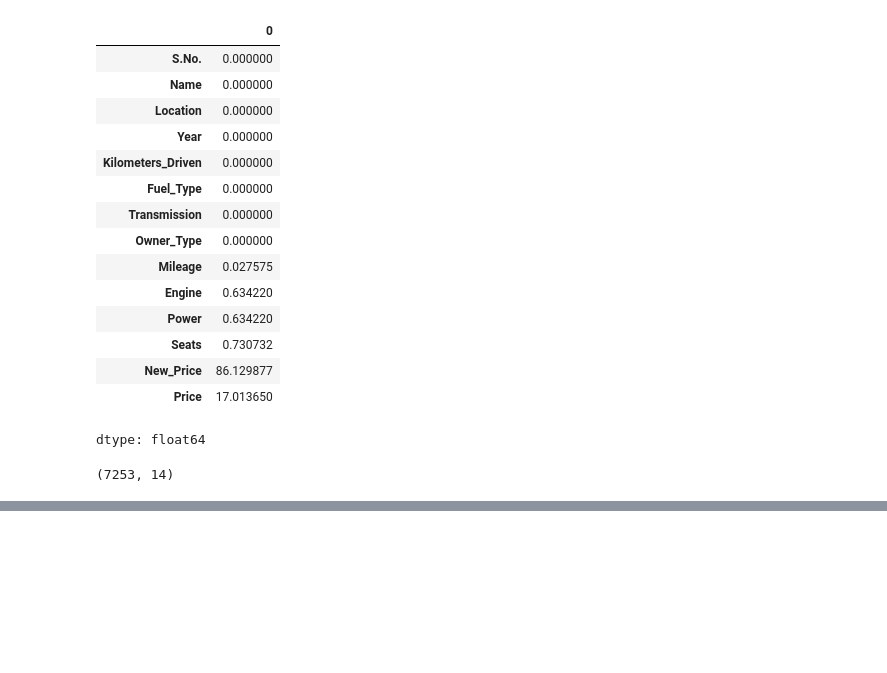
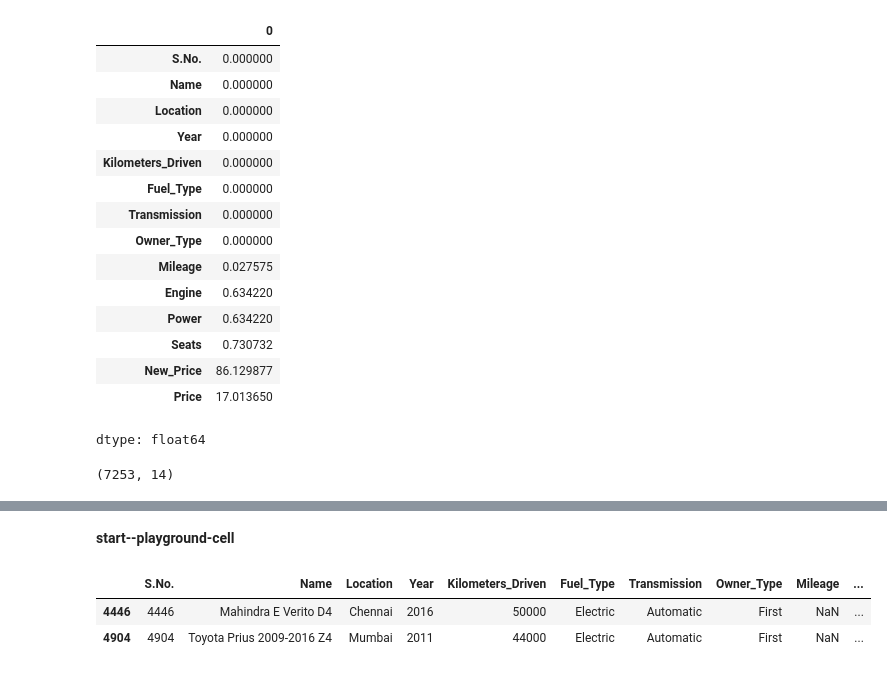
Before and after one commit to safakan/CCTB_repo_safak_atakan_celik, a Jupyter notebook: DEA113/Assignment4/Assignment4_EDA_Kaggle.ipynb, the cells around one changed output, grey strips where cells are left out. Drawn from its saved outputs; the diff is of its cells as text; code cells hidden in the pictures; blank space fills up the shorter version.

```diff
--- a/DEA113/Assignment4/Assignment4_EDA_Kaggle.ipynb
+++ b/DEA113/Assignment4/Assignment4_EDA_Kaggle.ipynb
@@ -110,0 +106,13 @@ cleaning strategy:
+# %% [markdown]
+**start--playground-cell**
+# %%
+data[data["Mileage"].isnull()]
+# two records here
+## A.Name: Mahindra E Verito D4
+## B.Name: Toyota Prius 2009-2016 Z4
+## A, B: Milege NaN
+### B: New_Price NaN
+# %% [output]
+|  | S.No. | Name | Location | Year | Kilometers_Driven | Fuel_Type | Transmission | Owner_Type | Mileage | ... |
+| 4446 | 4446 | Mahindra E Verito D4 | Chennai | 2016 | 50000 | Electric | Automatic | First | NaN | ... |
+| 4904 | 4904 | Toyota Prius 2009-2016 Z4 | Mumbai | 2011 | 44000 | Electric | Automatic | First | NaN | ... |
```
Also changed, not shown: parts of 13 cells of this notebook.
